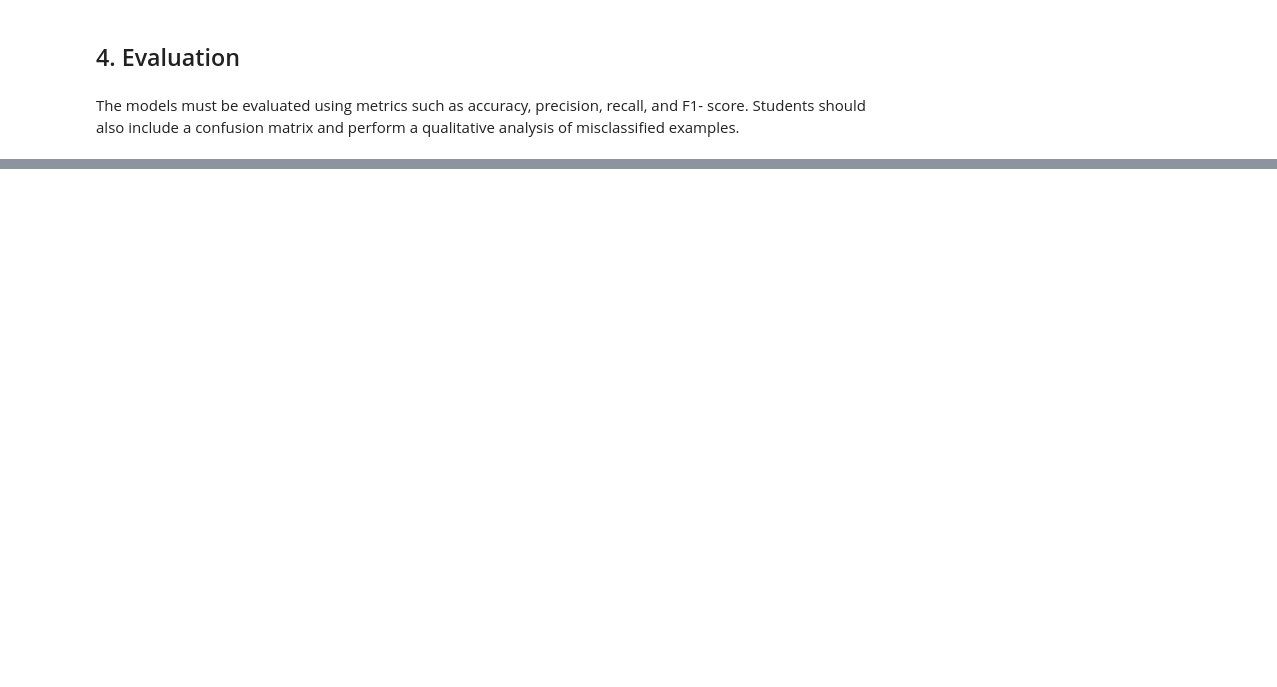
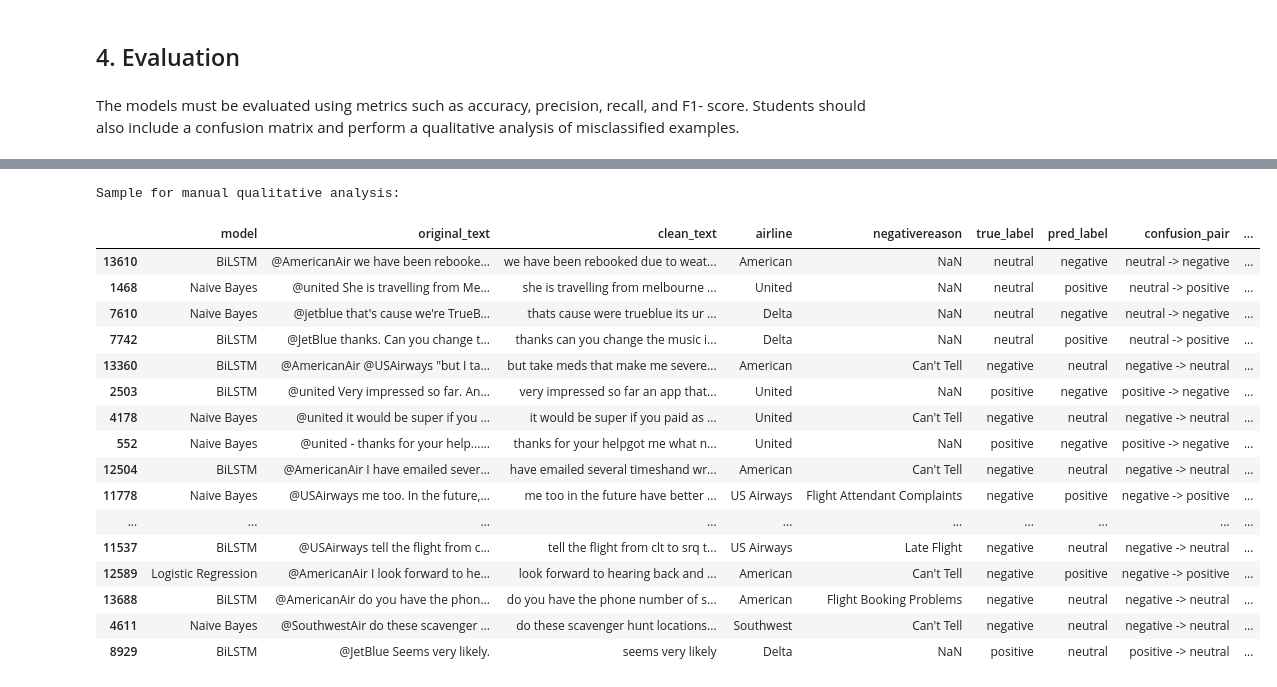
Before and after one commit to CoenHiddink2001/DLNLP_Group8, a Jupyter notebook: NLP assignment.ipynb, the cells around one changed output, grey strips where cells are left out. Saved outputs shown, nothing was run; the diff lists cells and outputs as text; code cells hidden in the pictures; blank space fills up the shorter version.

Commit message:
Add qualitative error analysis to notebook

```diff
--- a/NLP assignment.ipynb
+++ b/NLP assignment.ipynb
@@ -660,0 +775,19 @@ of misclassified examples.
+# %%
+# BiLSTM predictions + error table
+# test_metrics contains integer labels, so convert them back to strings
+y_true_bilstm = [idx2label[i] for i in test_metrics["y_true"]]
+y_pred_bilstm = [idx2label[i] for i in test_metrics["y_pred"]]
+
+bilstm_results = test_meta.copy()
+bilstm_results["pred_label"] = y_pred_bilstm
+bilstm_results["correct"] = bilstm_results["true_label"] == bilstm_results["pred_label"]
+bilstm_results["confusion_pair"] = bilstm_results["true_label"] + " -> " + bilstm_results["pred_label"]
+
+bilstm_errors = bilstm_results[bilstm_results["correct"] == False].copy()
+
+print("\nBILSTM CLASSIFICATION REPORT\n")
+print(classification_report(y_true_bilstm, y_pred_bilstm))
+
+print("BiLSTM - number of errors:", len(bilstm_errors))
+print("\nBiLSTM - most common confusion pairs:")
+print(bilstm_errors["confusion_pair"].value_counts())
@@ -660,0 +854,43 @@ of misclassified examples.
+# %%
+# Create small manual annotation sample
+qual_sample = pd.concat([
+    nb_errors.assign(model="Naive Bayes"),
+    logit_errors.assign(model="Logistic Regression"),
+    bilstm_errors.assign(model="BiLSTM")
+], axis=0)
+
+qual_sample = qual_sample[[
+    "model",
+    "original_text",
+    "clean_text",
+    "airline",
+    "negativereason",
+    "true_label",
+    "pred_label",
+    "confusion_pair"
+]].sample(n=min(30, len(qual_sample)), random_state=42).copy()
+
+qual_sample["error_category"] = ""
+qual_sample["notes"] = ""
+
+print("\nSample for manual qualitative analysis:")
+display(qual_sample)
+# %% [output]
+Sample for manual qualitative analysis:
+|  | model | original_text | clean_text | airline | negativereason | true_label | pred_label | confusion_pair | ... |
+| 13610 | BiLSTM | @AmericanAir we have been rebooke... | we have been rebooked due to weat... | American | NaN | neutral | negative | neutral -> negative | ... |
+| 1468 | Naive Bayes | @united She is travelling from Me... | she is travelling from melbourne ... | United | NaN | neutral | positive | neutral -> positive | ... |
+| 7610 | Naive Bayes | @jetblue that's cause we're TrueB... | thats cause were trueblue its ur ... | Delta | NaN | neutral | negative | neutral -> negative | ... |
+| 7742 | BiLSTM | @JetBlue thanks. Can you change t... | thanks can you change the music i... | Delta | NaN | neutral | positive | neutral -> positive | ... |
+| 13360 | BiLSTM | @AmericanAir @USAirways "but I ta... | but take meds that make me severe... | American | Can't Tell | negative | neutral | negative -> neutral | ... |
+| 2503 | BiLSTM | @united Very impressed so far. An... | very impressed so far an app that... | United | NaN | positive | negative | positive -> negative | ... |
+| 4178 | Naive Bayes | @united it would be super if you ... | it would be super if you paid as ... | United | Can't Tell | negative | neutral | negative -> neutral | ... |
+| 552 | Naive Bayes | @united - thanks for your help...... | thanks for your helpgot me what n... | United | NaN | positive | negative | positive -> negative | ... |
+| 12504 | BiLSTM | @AmericanAir I have emailed sever... | have emailed several timeshand wr... | American | Can't Tell | negative | neutral | negative -> neutral | ... |
+| 11778 | Naive Bayes | @USAirways me too. In the future,... | me too in the future have better ... | US Airways | Flight Attendant Complaints | negative | positive | negative -> positive | ... |
+| ... | ... | ... | ... | ... | ... | ... | ... | ... | ... |
+| 11537 | BiLSTM | @USAirways tell the flight from c... | tell the flight from clt to srq t... | US Airways | Late Flight | negative | neutral | negative -> neutral | ... |
+| 12589 | Logistic Regression | @AmericanAir I look forward to he... | look forward to hearing back and ... | American | Can't Tell | negative | positive | negative -> positive | ... |
+| 13688 | BiLSTM | @AmericanAir do you have the phon... | do you have the phone number of s... | American | Flight Booking Problems | negative | neutral | negative -> neutral | ... |
+| 4611 | Naive Bayes | @SouthwestAir do these scavenger ... | do these scavenger hunt locations... | Southwest | Can't Tell | negative | neutral | negative -> neutral | ... |
+| 8929 | BiLSTM | @JetBlue Seems very likely. | seems very likely | Delta | NaN | positive | neutral | positive -> neutral | ... |
```
Also changed, not shown: parts of 21 cells of this notebook.
